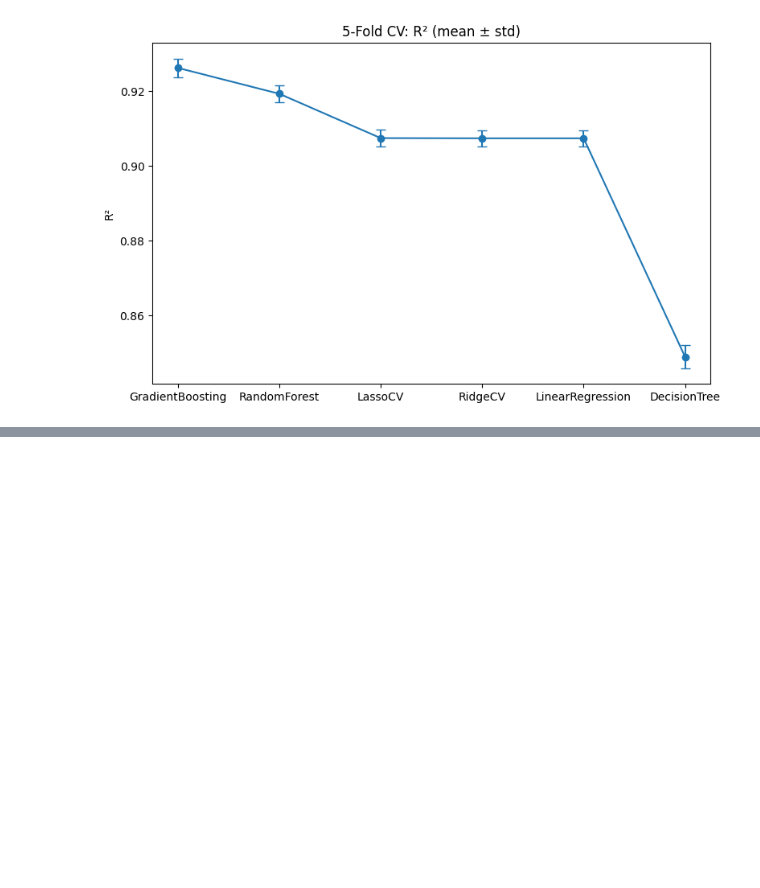
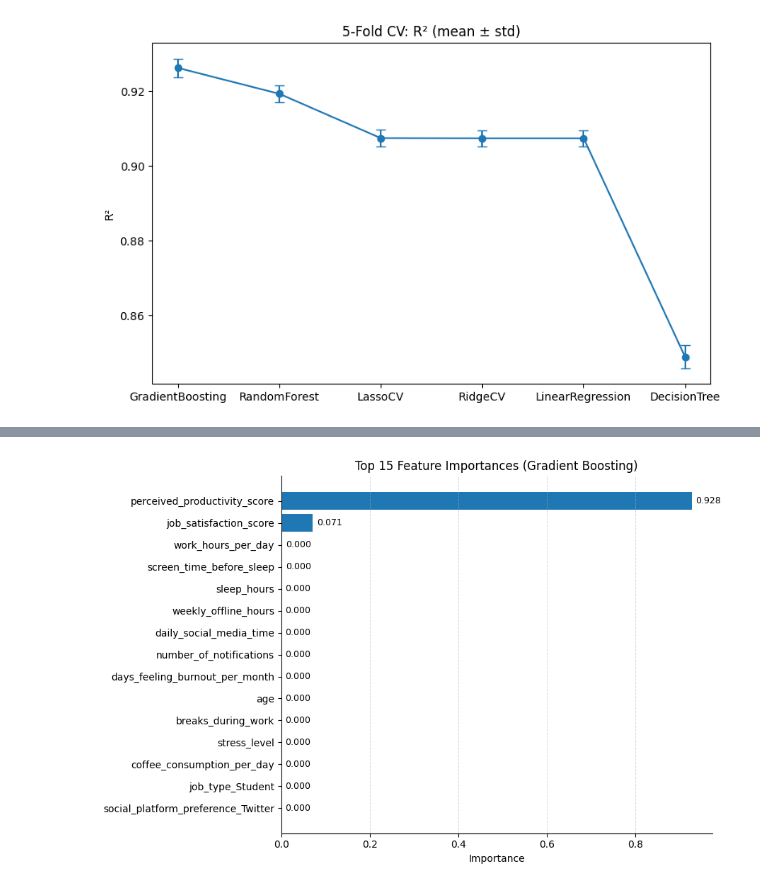
Before and after one commit to salehem/TDT4259-Group47, a Jupyter notebook: notebooks/modelig.ipynb, the cells around one changed output, grey strips where cells are left out. Cells and saved outputs as stored; diff of their text form; code cells hidden in the pictures; blank space fills up the shorter version.

```diff
--- a/notebooks/modelig.ipynb
+++ b/notebooks/modelig.ipynb
@@ -232,0 +237,41 @@ feat_imp.to_csv("../reports/tables/feature_importances_full.csv", header=["impor
+# %%
+import os
+import pandas as pd
+import matplotlib.pyplot as plt
+
+# Build readable feature names from the ColumnTransformer
+preproc = best_pipe.named_steps["prep"]
+num_features = [c for c in num_cols if c != target]
+cat_ohe = preproc.named_transformers_["cat"].named_steps["onehot"]
+cat_features = list(cat_ohe.get_feature_names_out(cat_cols))
+all_features = num_features + cat_features
+
+importances = best_pipe.named_steps["model"].feature_importances_
+feat_imp = pd.Series(importances, index=all_features).sort_values(ascending=False)
+
+topk = 15
+plot_series = feat_imp.head(topk).iloc[::-1]  # reverse for top at the top
+
+plt.figure(figsize=(9,6))
+bars = plt.barh(plot_series.index, plot_series.values)
+
+# light grid
+plt.grid(axis="x", linestyle="--", linewidth=0.7, alpha=0.5)
+
+# value labels at the end of the bars
+for y, v in enumerate(plot_series.values):
+    plt.text(v + plot_series.values.max()*0.01, y, f"{v:.3f}", va="center", fontsize=9)
+
+# remove spines for a clean look
+for spine in ["top", "right"]:
+    plt.gca().spines[spine].set_visible(False)
+
+plt.title(f"Top {topk} Feature Importances (Gradient Boosting)")
+plt.xlabel("Importance")
+plt.ylabel("")
+plt.tight_layout()
+os.makedirs("../reports/figures", exist_ok=True)
+plt.savefig("../reports/figures/feature_importance.png", dpi=300)
+plt.show()
+# %% [output]
+[figure, added]
```
Also changed, not shown: parts of 2 cells of this notebook, 7 other files.
